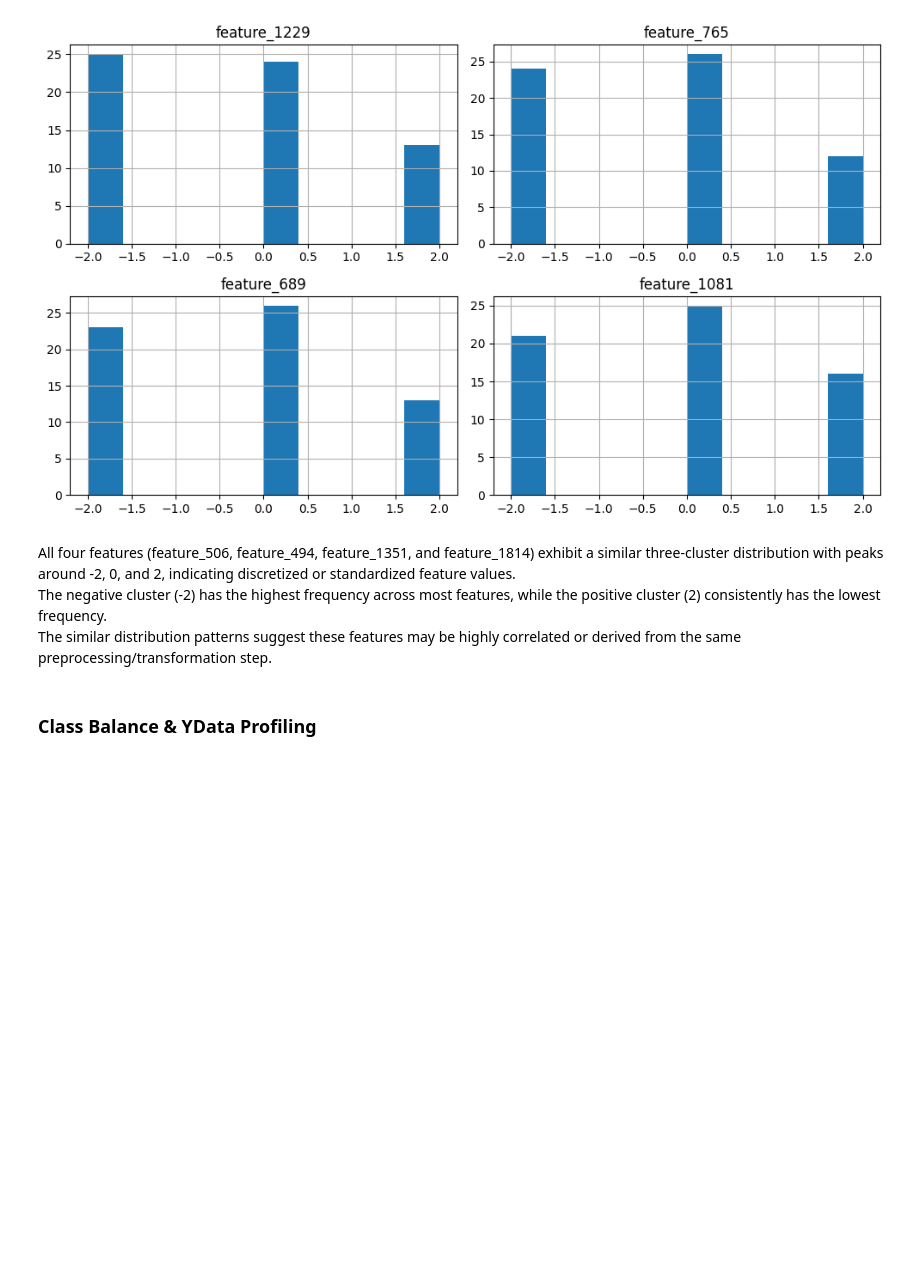
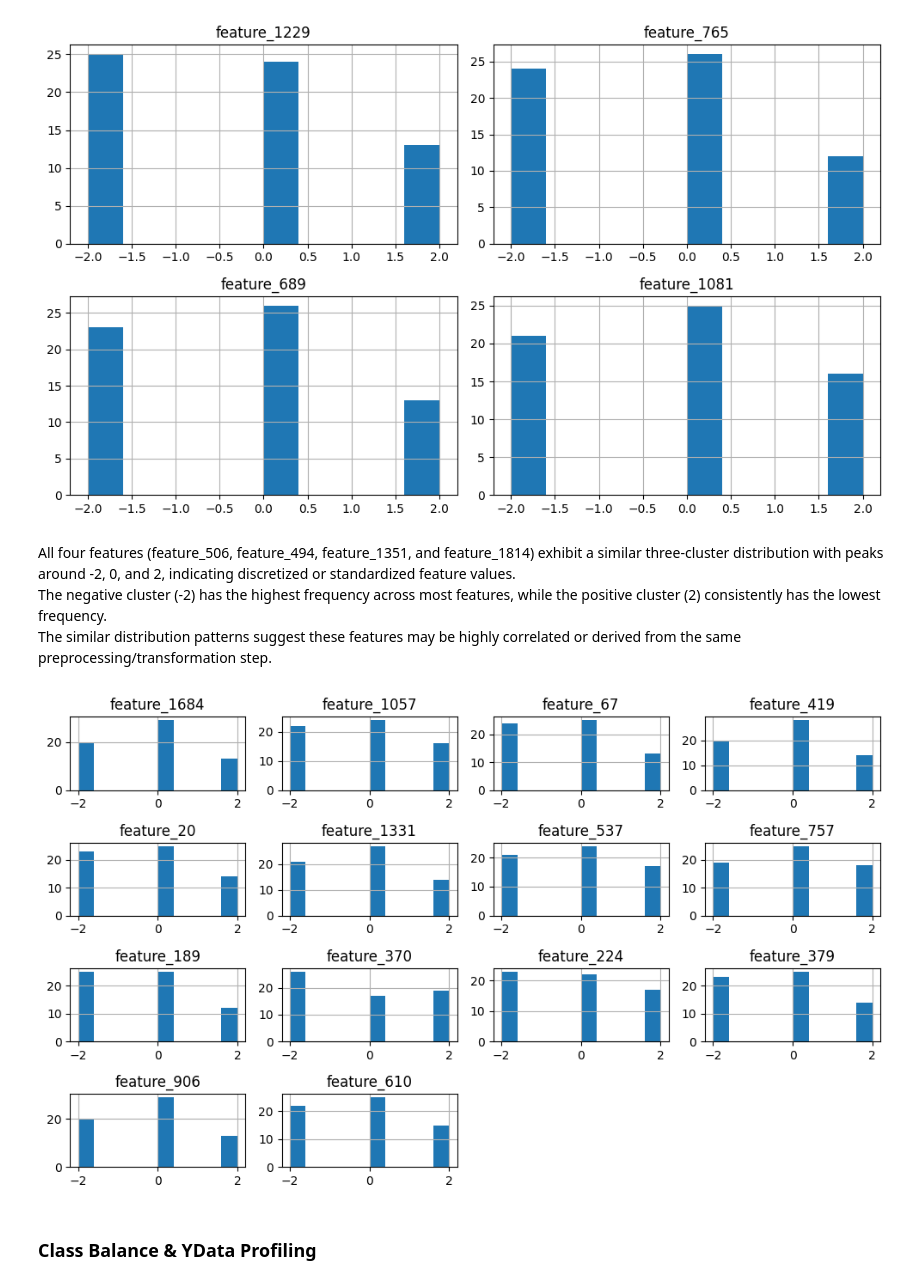
Before and after one commit to cmshebeeb/SMFS-AutoEncoder, a Jupyter notebook: notebooks/01_eda_colon.ipynb, the cells around one changed output. Drawn from its saved outputs; the diff is of its cells as text; code cells hidden in the pictures; blank space fills up the shorter version.

```diff
--- a/notebooks/01_eda_colon.ipynb
+++ b/notebooks/01_eda_colon.ipynb
@@ -57,6 +57,16 @@ plt.show()
 All four features (feature_506, feature_494, feature_1351, and feature_1814) exhibit a similar three-cluster distribution with peaks around -2, 0, and 2, indicating discretized or standardized feature values. \
 The negative cluster (-2) has the highest frequency across most features, while the positive cluster (2) consistently has the lowest frequency. \
 The similar distribution patterns suggest these features may be highly correlated or derived from the same preprocessing/transformation step.
+# %%
+import random
+
+random_features = random.sample(list(df.columns[:-1]), 14)
+
+df[random_features].hist(figsize=(10, 6))
+plt.tight_layout()
+plt.show()
+# %% [output]
+[figure, added]
 # %% [markdown]
 ### Class Balance & YData Profiling
 # %%
```
Also changed, not shown: 6 other files.
